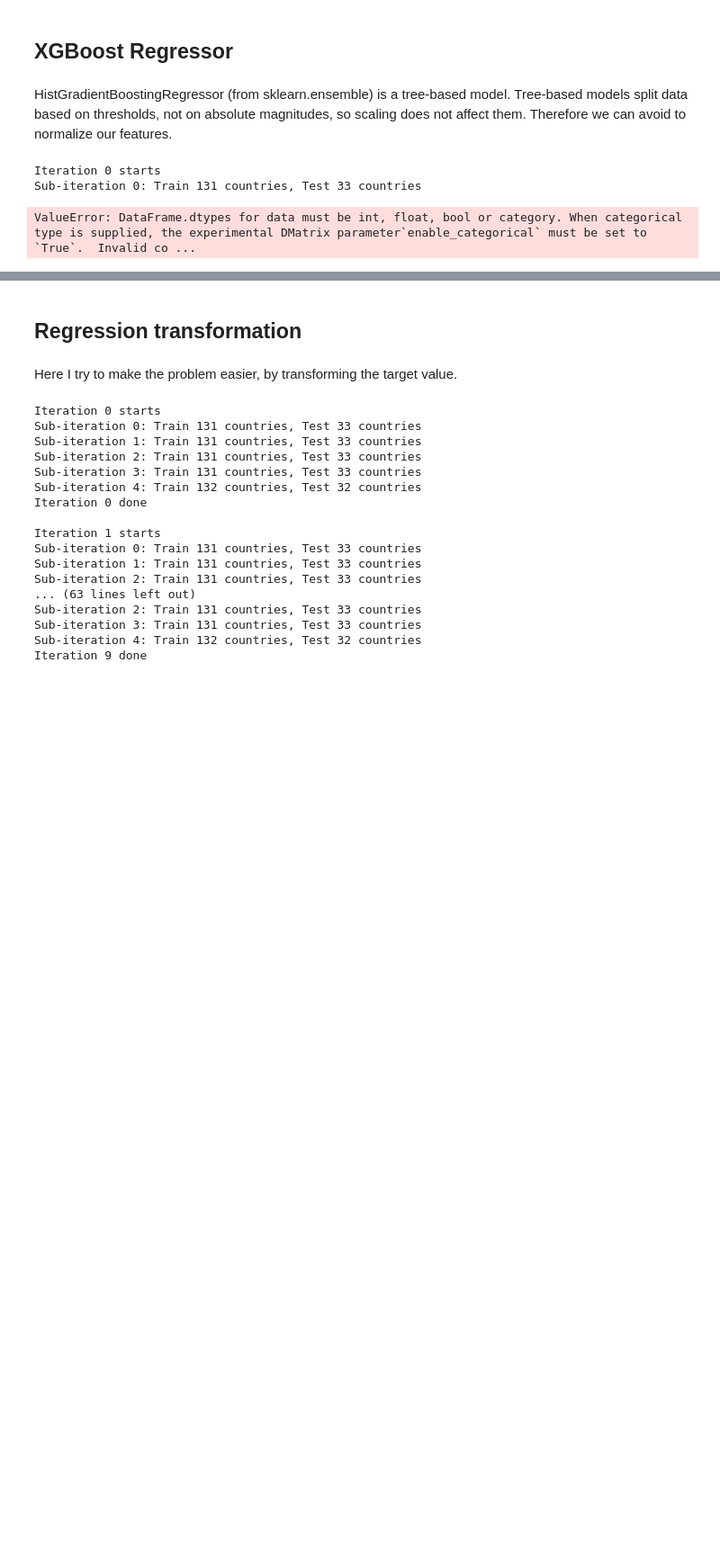
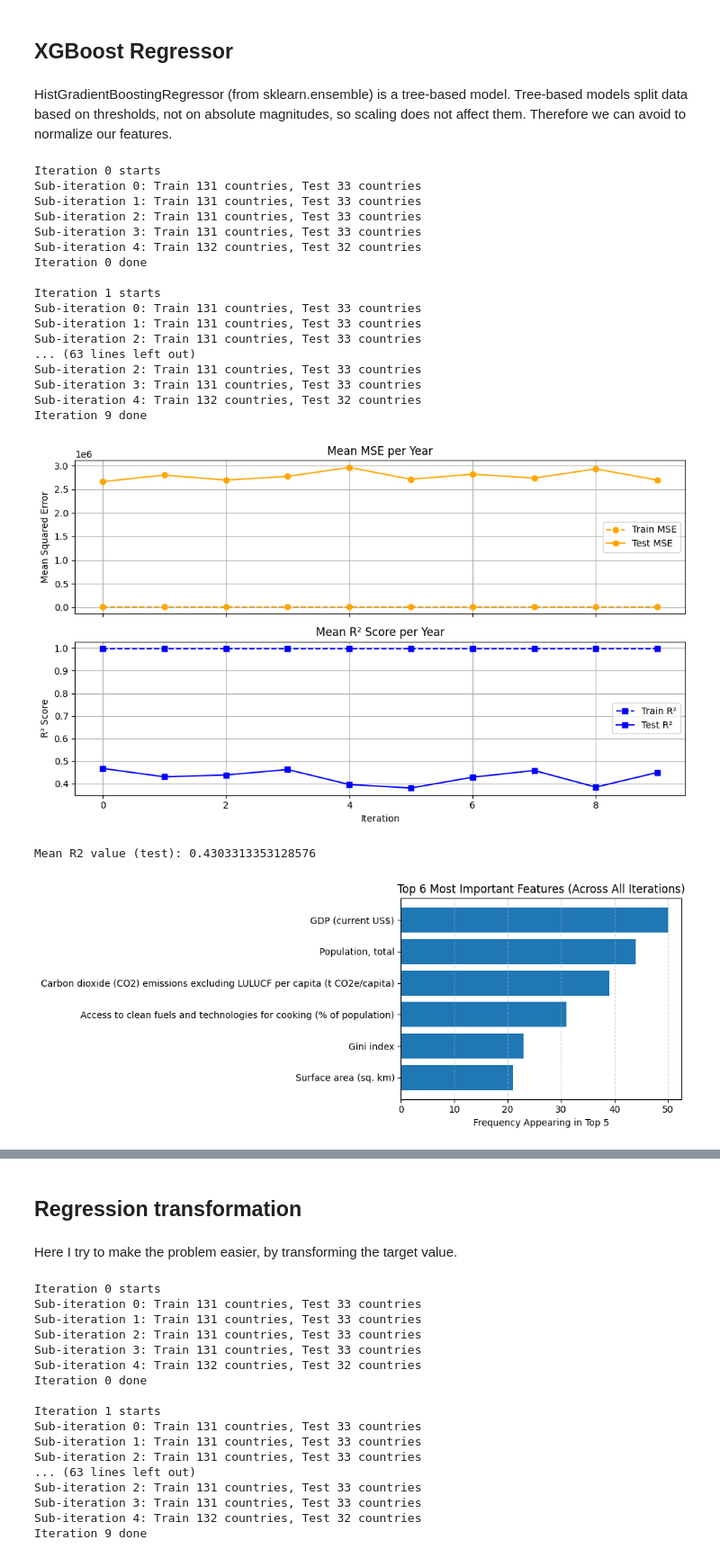
Before and after one commit to gitBugD/GML_RespiratoryDiseases, a Jupyter notebook: Asthma/ML_XGBoostRegressor.ipynb, the cells around one changed output, grey strips where cells are left out. Shown at 90% size. Saved outputs shown, nothing was run; the diff lists cells and outputs as text; code cells hidden in the pictures; blank space fills up the shorter version.

```diff
--- a/Asthma/ML_XGBoostRegressor.ipynb
+++ b/Asthma/ML_XGBoostRegressor.ipynb
@@ -66,4 +80,4 @@ df_prepared = data_preparation.preprocessing(df_excluded)
 # %%
-df_imputed = data_preparation.impute_nans(df_prepared)
+df_imputed = data_preparation.impute_nans_no_encoding(df_prepared)
 df_imputed
 # %% [output]
@@ -236,11 +248,28 @@ def train_test_all_years_per_iteration(df, train_columns, target, excluded_colum
     plt.tight_layout()
     plt.show()
 # %%
-train_test_all_years_per_iteration(df_prepared, df_prepared.columns, "Value", ["Value", "Country Code", "Year"], 10)
+train_test_all_years_per_iteration(df_imputed, df_imputed.columns, "Value", ["Value", "Country Code", "Year"], 10)
 # %% [output]
 Iteration 0 starts
 Sub-iteration 0: Train 131 countries, Test 33 countries
+Sub-iteration 1: Train 131 countries, Test 33 countries
+Sub-iteration 2: Train 131 countries, Test 33 countries
+Sub-iteration 3: Train 131 countries, Test 33 countries
+Sub-iteration 4: Train 132 countries, Test 32 countries
+Iteration 0 done
+
+Iteration 1 starts
+Sub-iteration 0: Train 131 countries, Test 33 countries
+Sub-iteration 1: Train 131 countries, Test 33 countries
+Sub-iteration 2: Train 131 countries, Test 33 countries
+... (63 lines left out)
+Sub-iteration 2: Train 131 countries, Test 33 countries
+Sub-iteration 3: Train 131 countries, Test 33 countries
+Sub-iteration 4: Train 132 countries, Test 32 countries
+Iteration 9 done
+[figure, added]
-ValueError: DataFrame.dtypes for data must be int, float, bool or category. When categorical type is supplied, the experimental DMatrix parameter`enable_categorical` must be set to `True`.  Invalid co ...
+Mean R2 value (test): 0.4303313353128576
+[figure, added]
 # %%
 # training only on environmental factors
 
```
Also changed, not shown: parts of 7 cells of this notebook, 4 other files.
